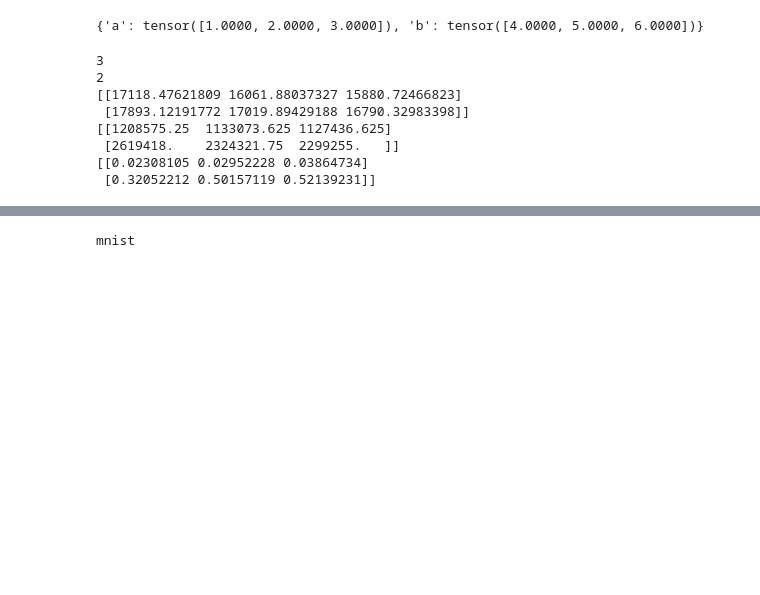
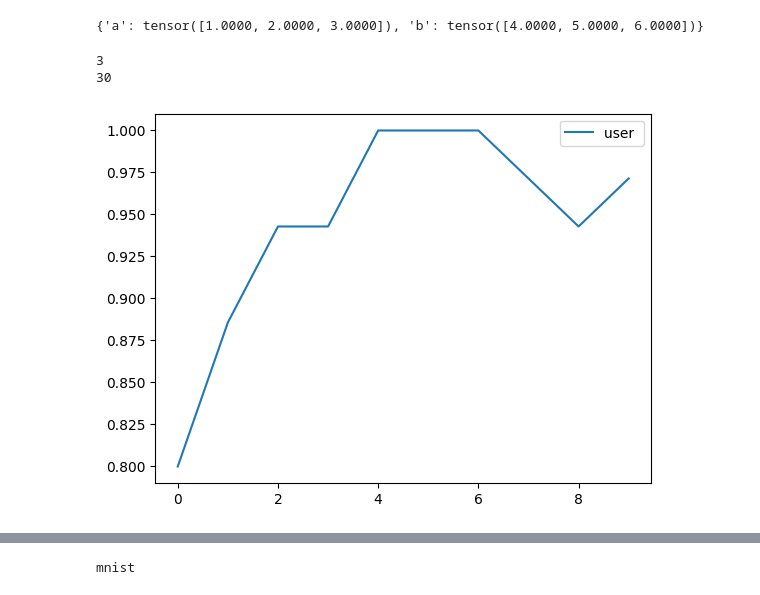
Before and after one commit to Lyadalachanchu/FederatedImputation, a Jupyter notebook: src/jupyter_notebook/scrapyard.ipynb, the cells around one changed output, grey strips where cells are left out. Drawn from its saved outputs; the diff is of its cells as text; code cells hidden in the pictures; blank space fills up the shorter version.

```diff
--- a/src/jupyter_notebook/scrapyard.ipynb
+++ b/src/jupyter_notebook/scrapyard.ipynb
@@ -17,23 +17,32 @@ global_weights
 {'a': tensor([1.0000, 2.0000, 3.0000]), 'b': tensor([4.0000, 5.0000, 6.0000])}
 # %%
 import os
-
-path = "C:\\Users\\lyada\\Desktop\\Federated-Learning-PyTorch\\save\\objects\\0.2_mnist_vae_3_C[1.0]_iid[2]_E[1]_B[10].pkl"
+# C:\Users\lyada\Desktop\Federated-Learning-PyTorch\save\objects\fedimputed_0.1_mnist_exq_10_C[1.0]_iid[2]_E[1]_B[10].pkl
+# path = "C:\\Users\\lyada\\Desktop\\Federated-Learning-PyTorch\\save\\objects\\fedimputed_0.1_mnist_exq_10_C[1.0]_iid[2]_E[1]_B[10].pkl"
+path = "C:\\Users\\lyada\\Desktop\\Federated-Learning-PyTorch\\save\\objects\\0.1_mnist_cnn_30_C[1.0]_iid[2]_E[10]_B[10].pkl"
+# path = "C:\\Users\\lyada\\Desktop\\Federated-Learning-PyTorch\\save\\objects\\fedimputed_0.1_mnist_exq_1_C[1.0]_iid[2]_E[10]_B[10].pkl"
 import pickle
 
 with open(path, 'rb') as f:
     data = pickle.load(f)
+
+#[type_metric, user, global round]
 print(len(data))
-print(len(data[0]))
-print(data[0])
-print(data[1])
-print(data[2])
+print(len(data[0][0]))
 # %% [output]
 3
-2
-[[17118.47621809 16061.88037327 15880.72466823]
- [17893.12191772 17019.89429188 16790.32983398]]
-[[1208575.25  1133073.625 1127436.625]
- [2619418.    2324321.75  2299255.   ]]
-[[0.02308105 0.02952228 0.03864734]
- [0.32052212 0.50157119 0.52139231]]
+30
+# %%
+import matplotlib.pyplot as plt
+import numpy as np
+# fig, ax = plt.subplots()
+xs = np.arange(10)
+# for i in range(len(data[0])):
+plt.plot(xs, data[2][0][:10], label = "user ")
+# plt.plot(xs, np.mean(data[0], axis=0), label = "global")
+plt.legend()
+plt.show()
+# print(data[0][0])
+# np.mean(data[0], axis=0)
+# %% [output]
+[figure, added]
```
Also changed, not shown: parts of 9 cells of this notebook, 9 other files.
